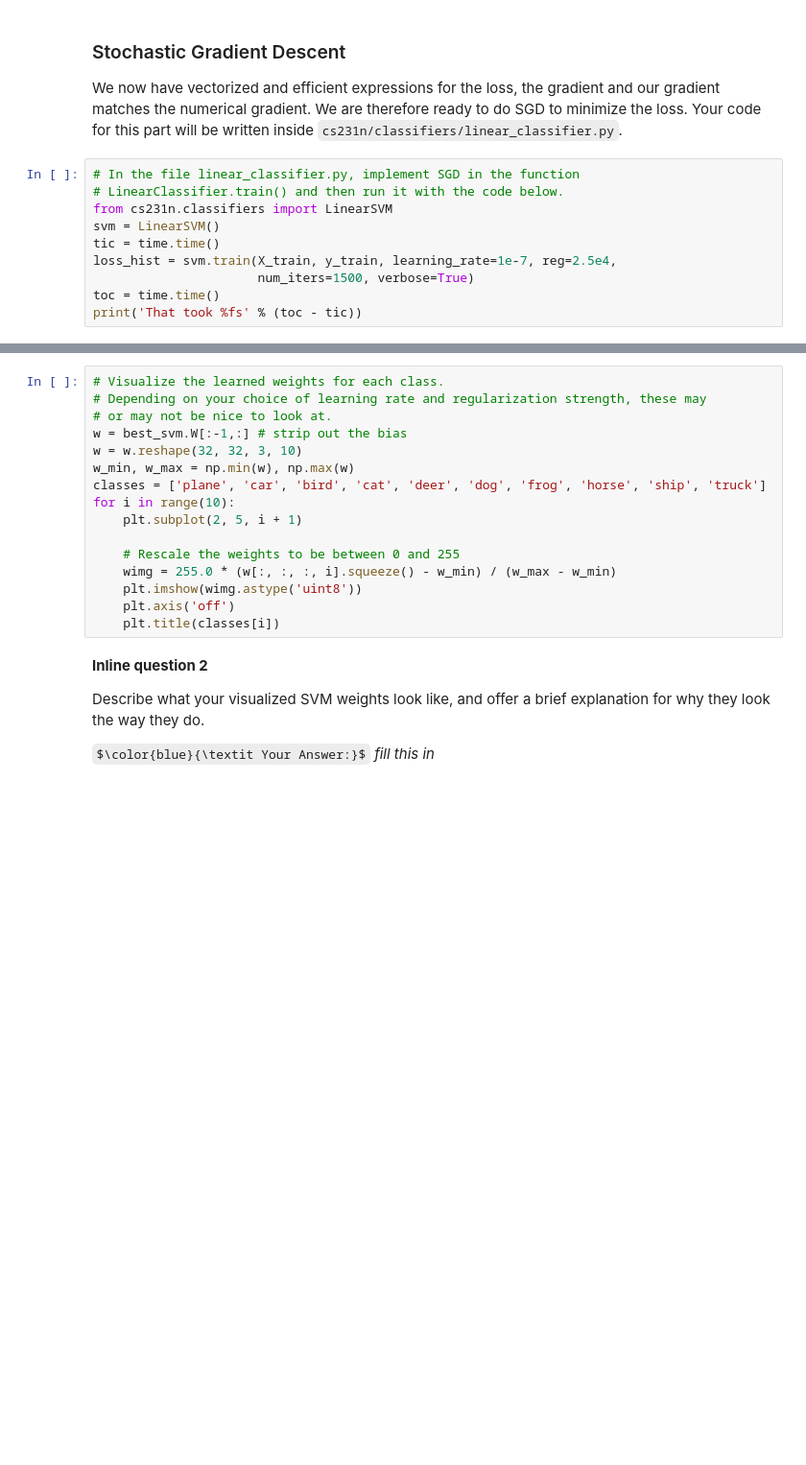
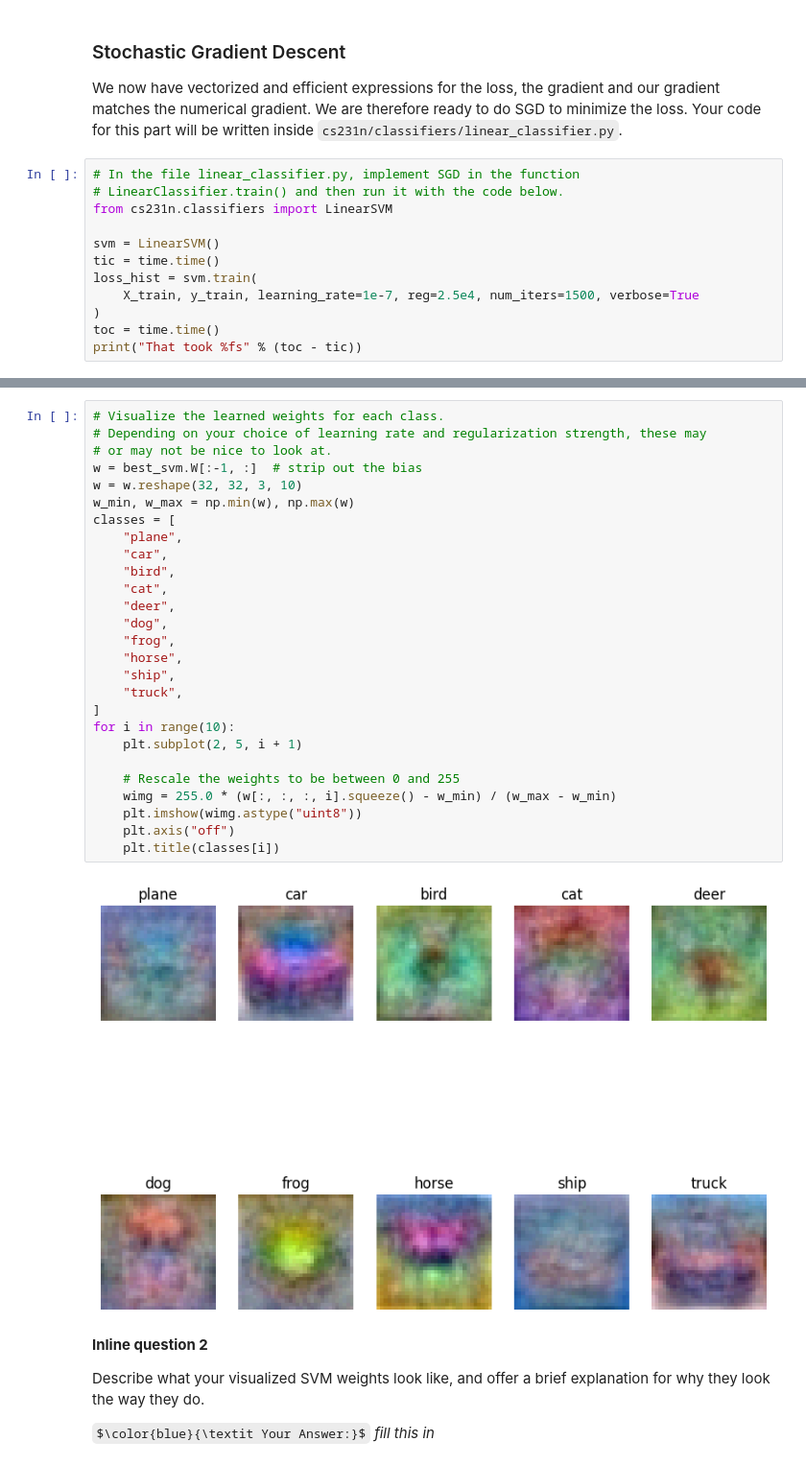
Before and after one commit to rmuraix/cs231n, a Jupyter notebook: src/assignment1/svm.ipynb, the cells around one changed output, grey strips where cells are left out. Shown: that part at 96% size. Cells and saved outputs as stored; diff of their text form; some formulas as TeX source; blank space fills up the shorter version.

```diff
--- a/src/assignment1/svm.ipynb
+++ b/src/assignment1/svm.ipynb
@@ -252,9 +344,11 @@ We now have vectorized and efficient expressions for the loss, the gradient and
 # In the file linear_classifier.py, implement SGD in the function
 # LinearClassifier.train() and then run it with the code below.
 from cs231n.classifiers import LinearSVM
+
 svm = LinearSVM()
 tic = time.time()
-loss_hist = svm.train(X_train, y_train, learning_rate=1e-7, reg=2.5e4,
-                      num_iters=1500, verbose=True)
+loss_hist = svm.train(
+    X_train, y_train, learning_rate=1e-7, reg=2.5e4, num_iters=1500, verbose=True
+)
 toc = time.time()
-print('That took %fs' % (toc - tic))
+print("That took %fs" % (toc - tic))
@@ -359,19 +529,32 @@ print('linear SVM on raw pixels final test set accuracy: %f' % test_accuracy)
 # %%
 # Visualize the learned weights for each class.
 # Depending on your choice of learning rate and regularization strength, these may
 # or may not be nice to look at.
-w = best_svm.W[:-1,:] # strip out the bias
+w = best_svm.W[:-1, :]  # strip out the bias
 w = w.reshape(32, 32, 3, 10)
 w_min, w_max = np.min(w), np.max(w)
-classes = ['plane', 'car', 'bird', 'cat', 'deer', 'dog', 'frog', 'horse', 'ship', 'truck']
+classes = [
+    "plane",
+    "car",
+    "bird",
+    "cat",
+    "deer",
+    "dog",
+    "frog",
+    "horse",
+    "ship",
+    "truck",
+]
 for i in range(10):
     plt.subplot(2, 5, i + 1)
 
     # Rescale the weights to be between 0 and 255
     wimg = 255.0 * (w[:, :, :, i].squeeze() - w_min) / (w_max - w_min)
-    plt.imshow(wimg.astype('uint8'))
-    plt.axis('off')
+    plt.imshow(wimg.astype("uint8"))
+    plt.axis("off")
     plt.title(classes[i])
+# %% [output]
+[figure, added]
 # %% [markdown]
 **Inline question 2**
 
```
Also changed, not shown: parts of 20 cells of this notebook, 2 other files.
